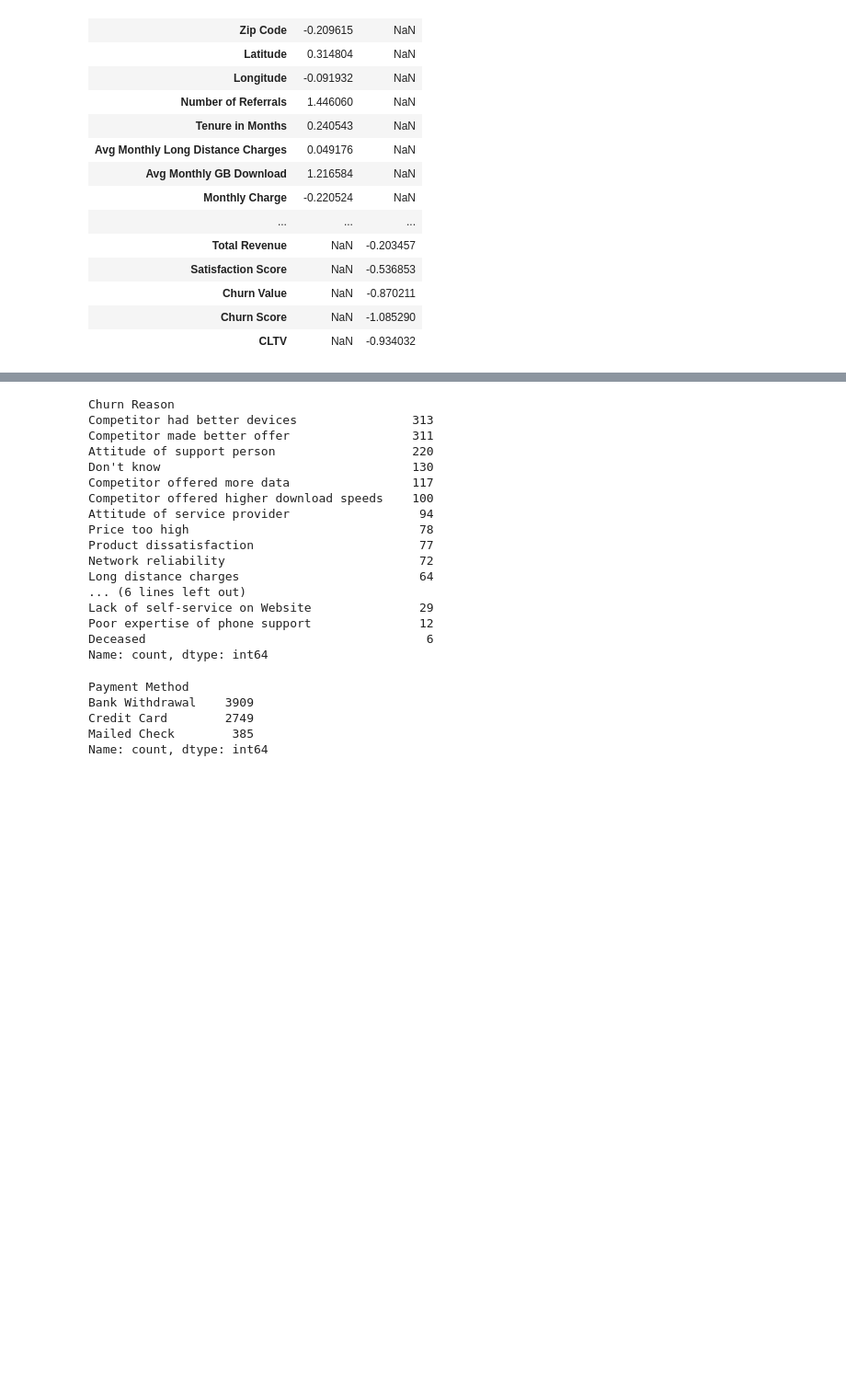
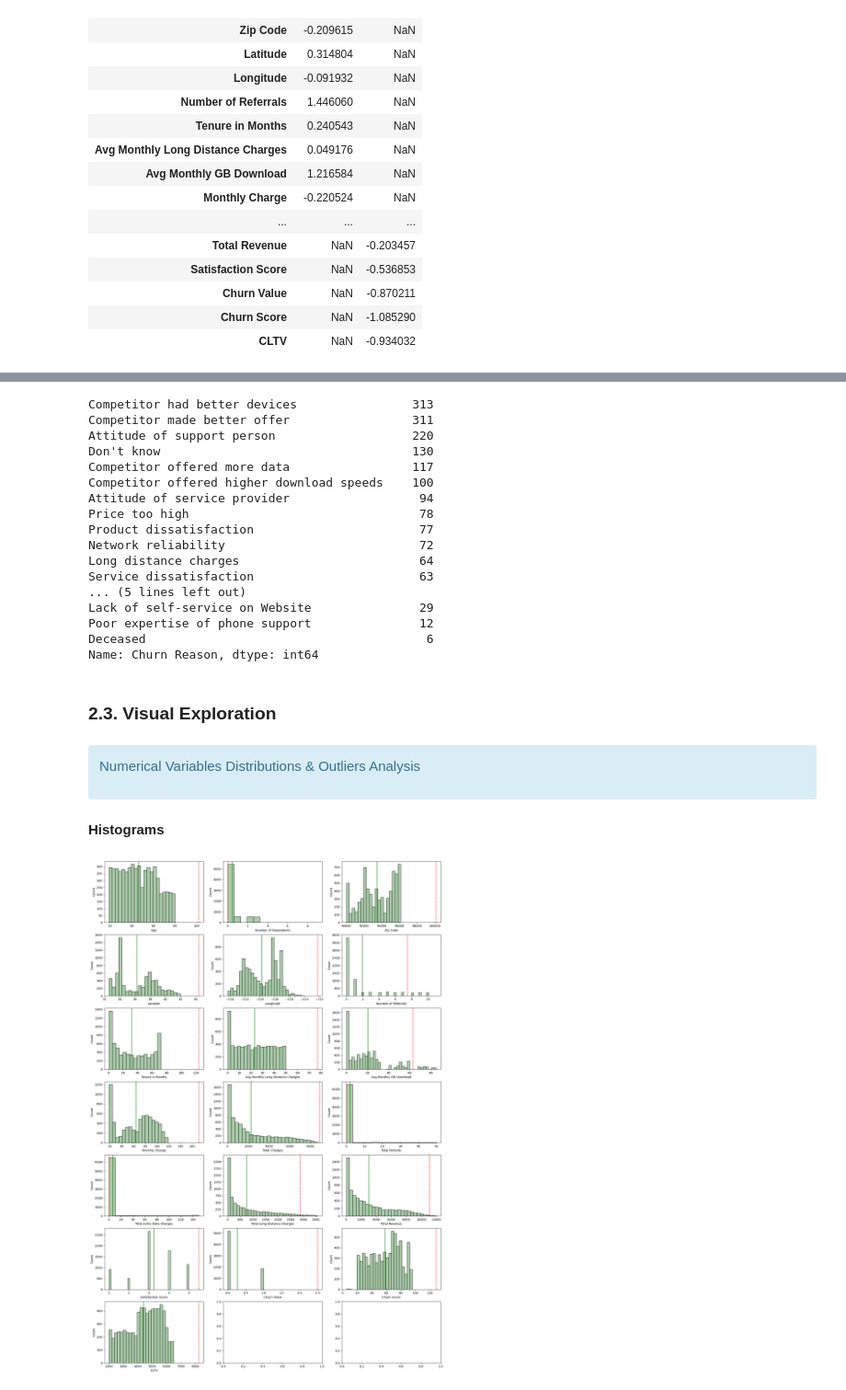
Before and after one commit to sarasustelosantos/bootcamp_group, a Jupyter notebook: Data_Exploration.ipynb, the cells around one changed output, grey strips where cells are left out. Shown at 92% size. Saved outputs shown, nothing was run; the diff lists cells and outputs as text; code cells hidden in the pictures; blank space fills up the shorter version.

```diff
--- a/Data_Exploration.ipynb
+++ b/Data_Exploration.ipynb
@@ -222,7 +264,8 @@ Name: Offer, dtype: int64
 # %%
-merged_df['Churn Reason'].value_counts()
+# Variable Churn Reason
+
+df['Churn Reason'].value_counts()
 # %% [output]
-Churn Reason
 Competitor had better devices                313
 Competitor made better offer                 311
 Attitude of support person                   220
@@ -234,16 +277,37 @@ Price too high                                78
 Product dissatisfaction                       77
 Network reliability                           72
 Long distance charges                         64
-... (6 lines left out)
+Service dissatisfaction                       63
+... (5 lines left out)
 Lack of self-service on Website               29
 Poor expertise of phone support               12
 Deceased                                       6
-Name: count, dtype: int64
+Name: Churn Reason, dtype: int64
-# %%
-merged_df['Payment Method'].value_counts()
-# %% [output]
-Payment Method
-Bank Withdrawal    3909
-Credit Card        2749
-Mailed Check        385
-Name: count, dtype: int64
+# %% [markdown]
+### 2.3. Visual Exploration
+# %% [markdown]
+<div class="alert alert-block alert-info">
+
+Numerical Variables Distributions & Outliers Analysis
+</div>
+# %% [markdown]
+**Histograms**
+# %%
+fig, axs = plt.subplots(nrows=7, ncols=3, figsize=(20, 30))
+
+# Define the columns to plot
+columns_numerical = columns_numerical = ['Age', 'Number of Dependents', 'Zip Code', 'Latitude', 'Longitude',  'Number of Referrals',
+'Tenure in Months',  'Avg Monthly Long Distance Charges', 'Avg Monthly GB Download', 'Monthly Charge', 'Total Charges', 'Total Refunds',
+ 'Total Extra Data Charges', 'Total Long Distance Charges', 'Total Revenue', 'Satisfaction Score', 'Churn Value','Churn Score', 'CLTV']
+
+for i, col in enumerate(columns_numerical):
+    sns.histplot(ax=axs[i//3][i%3], data=df, x=col, color='darkseagreen')
+    axs[i//3][i%3].set_xlabel(col)
+
+    # Mark the mean and the Q3 + 1.5IQR representing red vertical lines for each subplot
+    axs[i//3][i%3].axvline(df[col].mean(), color='green')
+    axs[i//3][i%3].axvline(df[col].quantile(0.75) + 1.5*(df[col].quantile(0.75) - df[col].quantile(0.25)), color='red', linestyle='--')
+
+plt.show()
+# %% [output]
+[figure, added]
```
Also changed, not shown: parts of 23 cells of this notebook.
